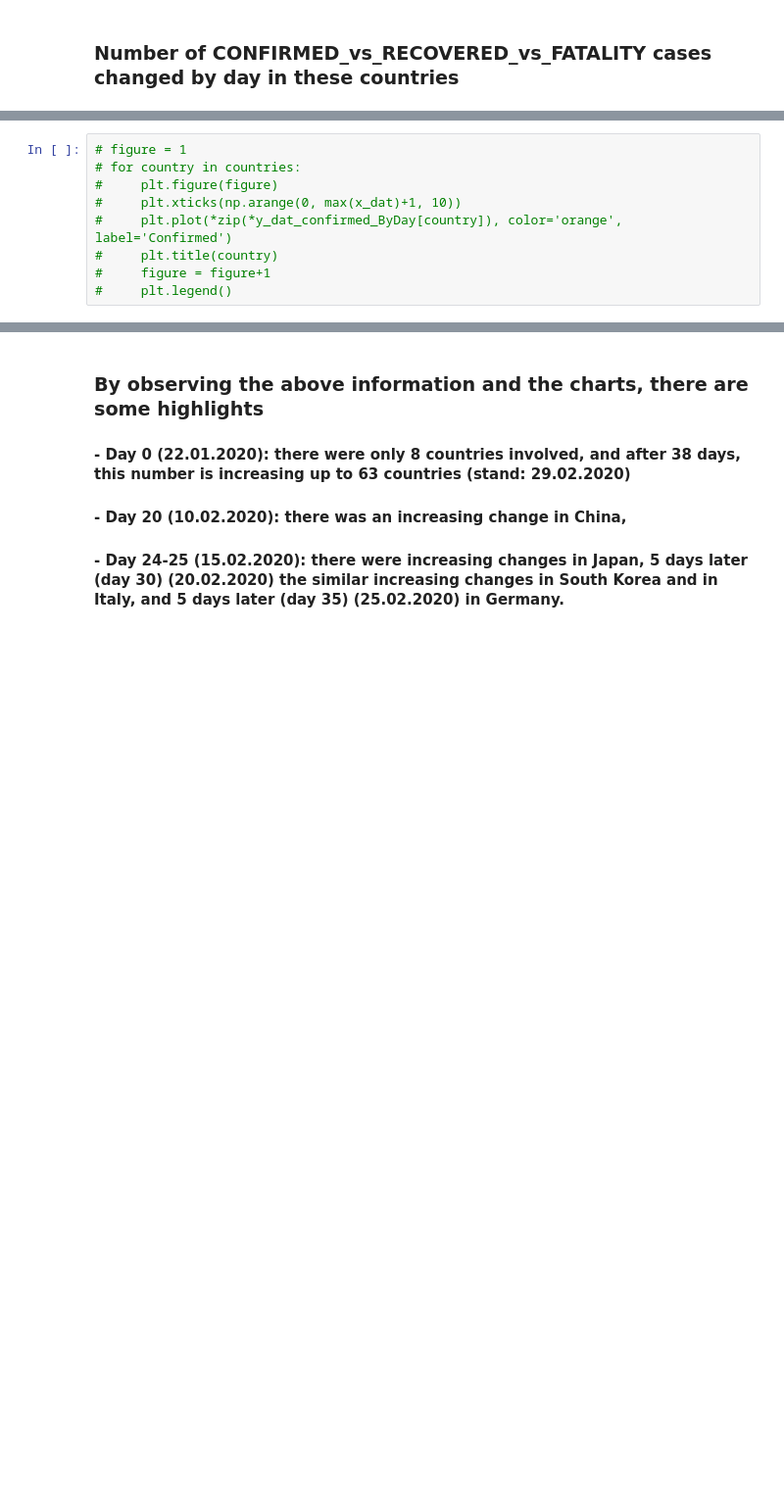
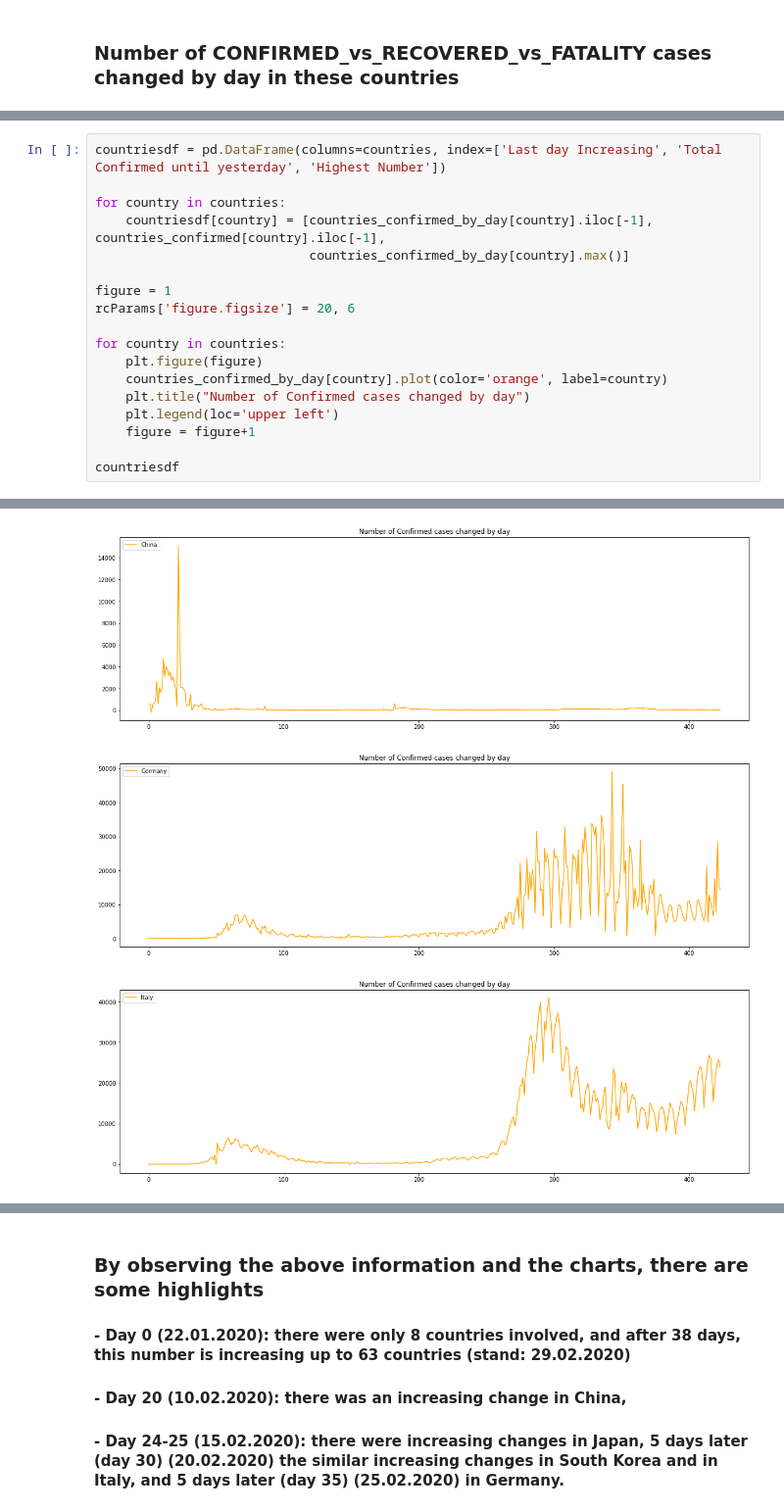
Before and after one commit to lphan/ML-Practices, a Jupyter notebook: 18_Covid-19/18_Covid-19.ipynb, the cells around one changed output, grey strips where cells are left out. Shown at 98% size. Drawn from its saved outputs; the diff is of its cells as text; blank space fills up the shorter version.

```diff
--- a/18_Covid-19/18_Covid-19.ipynb
+++ b/18_Covid-19/18_Covid-19.ipynb
@@ -199,9 +191,19 @@ countriesdf
-# %%
-# figure = 1
-# for country in countries:
-#     plt.figure(figure)
-#     plt.xticks(np.arange(0, max(x_dat)+1, 10))
-#     plt.plot(*zip(*y_dat_confirmed_ByDay[country]), color='orange', label='Confirmed')
-#     plt.title(country)
-#     figure = figure+1
-#     plt.legend()
+# %%
+countriesdf = pd.DataFrame(columns=countries, index=['Last day Increasing', 'Total Confirmed until yesterday', 'Highest Number'])
+
+for country in countries:
+    countriesdf[country] = [countries_confirmed_by_day[country].iloc[-1], countries_confirmed[country].iloc[-1],
+                            countries_confirmed_by_day[country].max()]
+
+figure = 1
+rcParams['figure.figsize'] = 20, 6
+
+for country in countries:
+    plt.figure(figure)
+    countries_confirmed_by_day[country].plot(color='orange', label=country)
+    plt.title("Number of Confirmed cases changed by day")
+    plt.legend(loc='upper left')
+    figure = figure+1
+
+countriesdf
+# %% [output]
@@ -207,0 +214,3 @@ countriesdf
+[figure, added]
+[figure, added]
+[figure, added]
```
Also changed, not shown: parts of 9 cells of this notebook, 15 other files.
